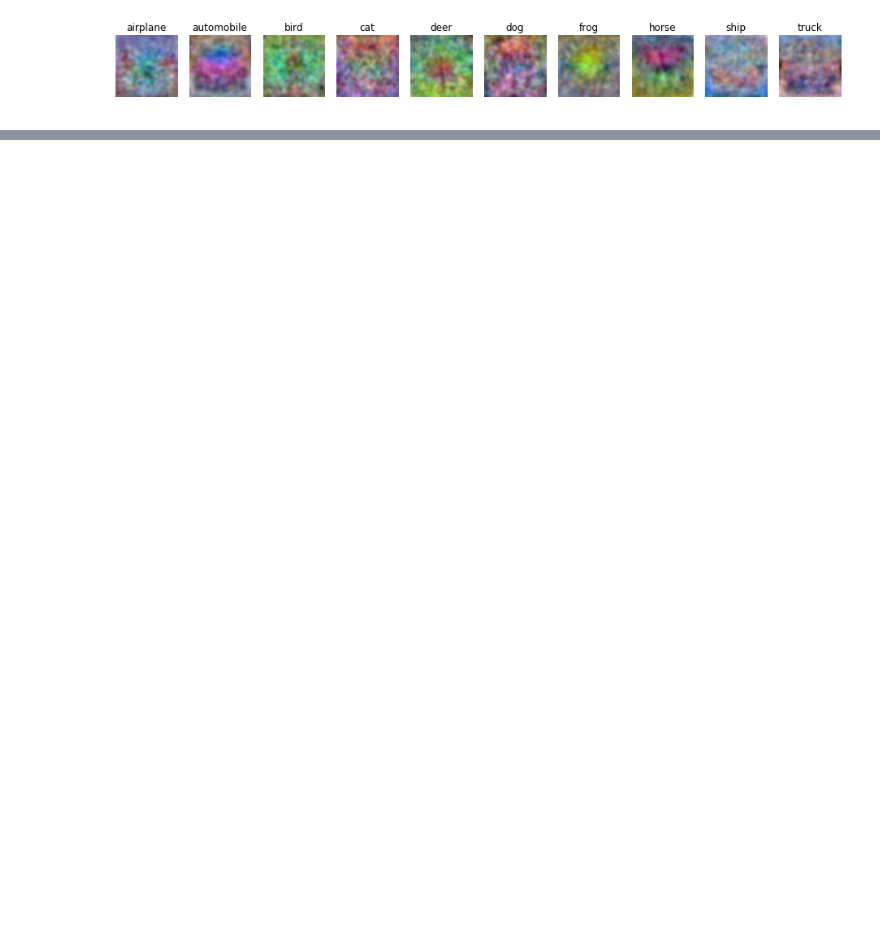
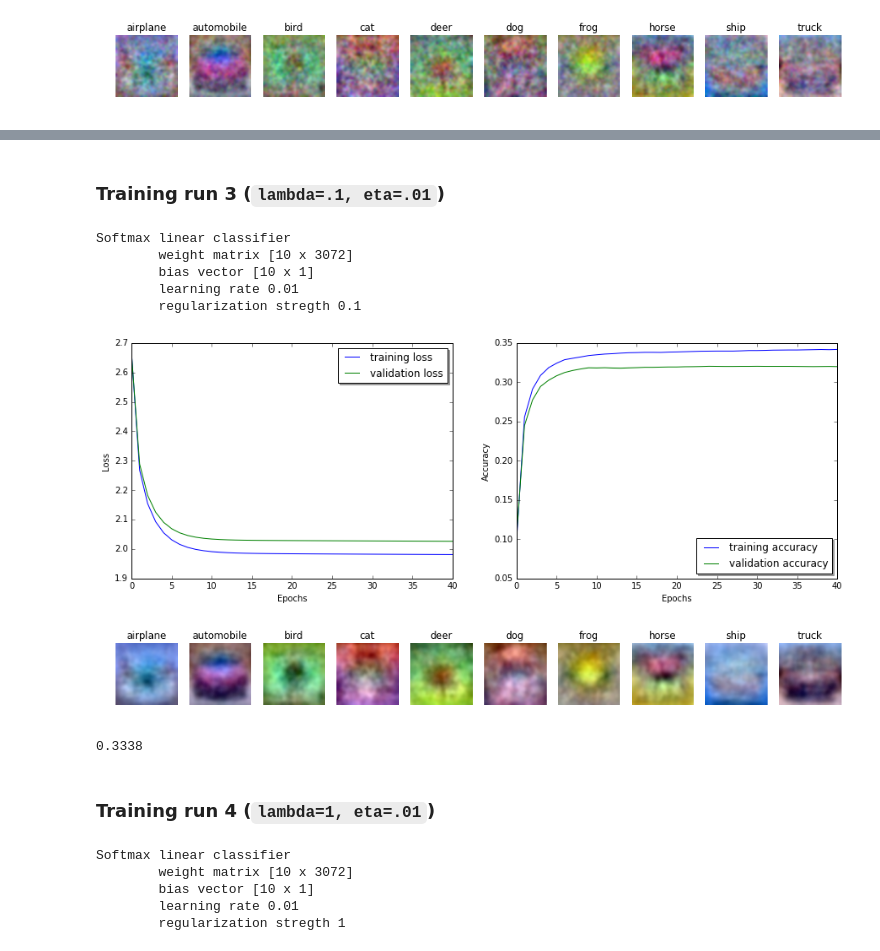
Before and after one commit to bionascu/CIFARing, a Jupyter notebook: linear_classifiers.ipynb, the cells around one changed output, grey strips where cells are left out. Saved outputs shown, nothing was run; the diff lists cells and outputs as text; code cells hidden in the pictures; blank space fills up the shorter version.

```diff
--- a/linear_classifiers.ipynb
+++ b/linear_classifiers.ipynb
@@ -56,0 +104,52 @@ print test_accuracy
+# %% [markdown]
+### Training run 3 (`lambda=.1, eta=.01`)
+# %%
+# Set hyperparameters
+learning_rate = 0.01 # eta
+reg_strength = 0.1 # lambda
+
+# Create classifier instance
+softmax = SoftmaxClassifier(np.copy(W), np.copy(b), learning_rate, reg_strength)
+print softmax
+# %% [output]
+Softmax linear classifier
+        weight matrix [10 x 3072]
+        bias vector [10 x 1]
+        learning rate 0.01
+        regularization stregth 0.1
+# %%
+# Train softmax classifier using vanilla mini-batch gradient descent
+train_loss, valid_loss, train_acc, valid_acc = softmax.vanilla_gradient_descent(train_data, train_labels, valid_data,\
+                                                                                valid_labels, n_epochs, n_batch)
+# %%
+# Plot loss and accuracy
+plot_loss_acc(train_loss, valid_loss, train_acc, valid_acc, n_epochs)
+# %% [output]
+[figure, added]
+# %%
+# Visualize W
+visualize_weight_matrix(softmax.W)
+# %% [output]
+[figure, added]
+# %%
+# Compute the accuracy of the learnt classifier on the test data
+test_accuracy = softmax.compute_accuracy(test_data, test_labels)
+print test_accuracy
+# %% [output]
+0.3338
+# %% [markdown]
+### Training run 4 (`lambda=1, eta=.01`)
+# %%
+# Set hyperparameters
+learning_rate = 0.01 # eta
+reg_strength = 1 # lambda
+
+# Create classifier instance
+softmax = SoftmaxClassifier(np.copy(W), np.copy(b), learning_rate, reg_strength)
+print softmax
+# %% [output]
+Softmax linear classifier
+        weight matrix [10 x 3072]
+        bias vector [10 x 1]
+        learning rate 0.01
+        regularization stregth 1
```
Also changed, not shown: parts of 49 cells of this notebook.
